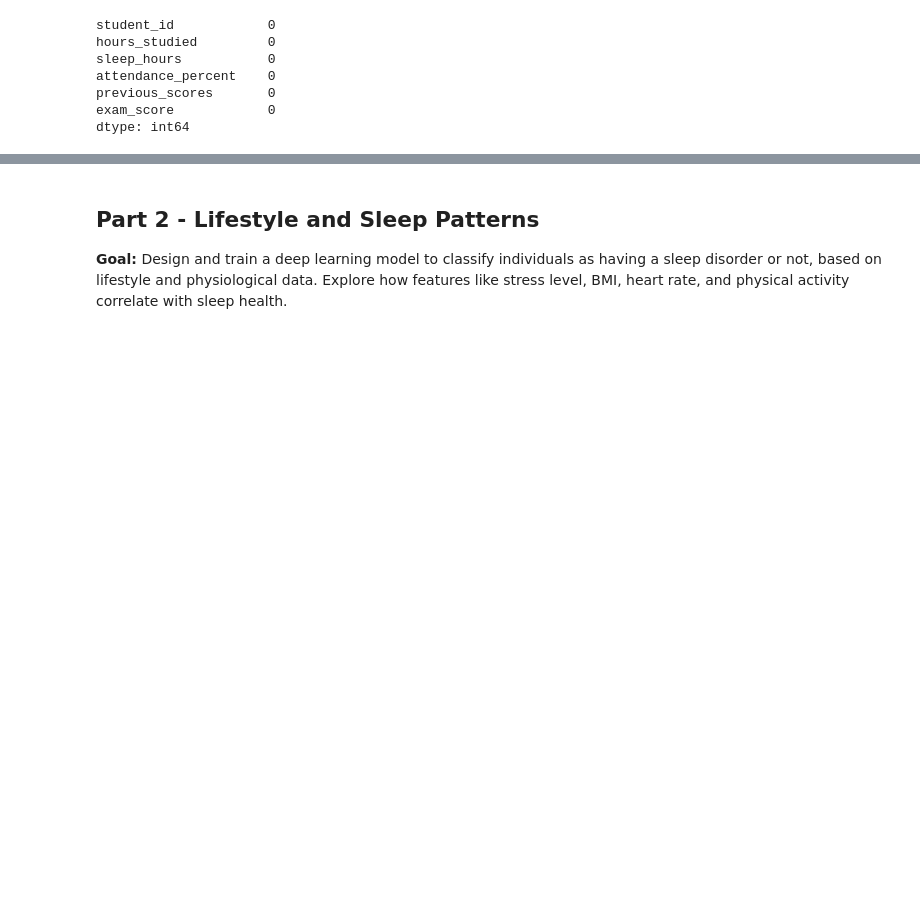
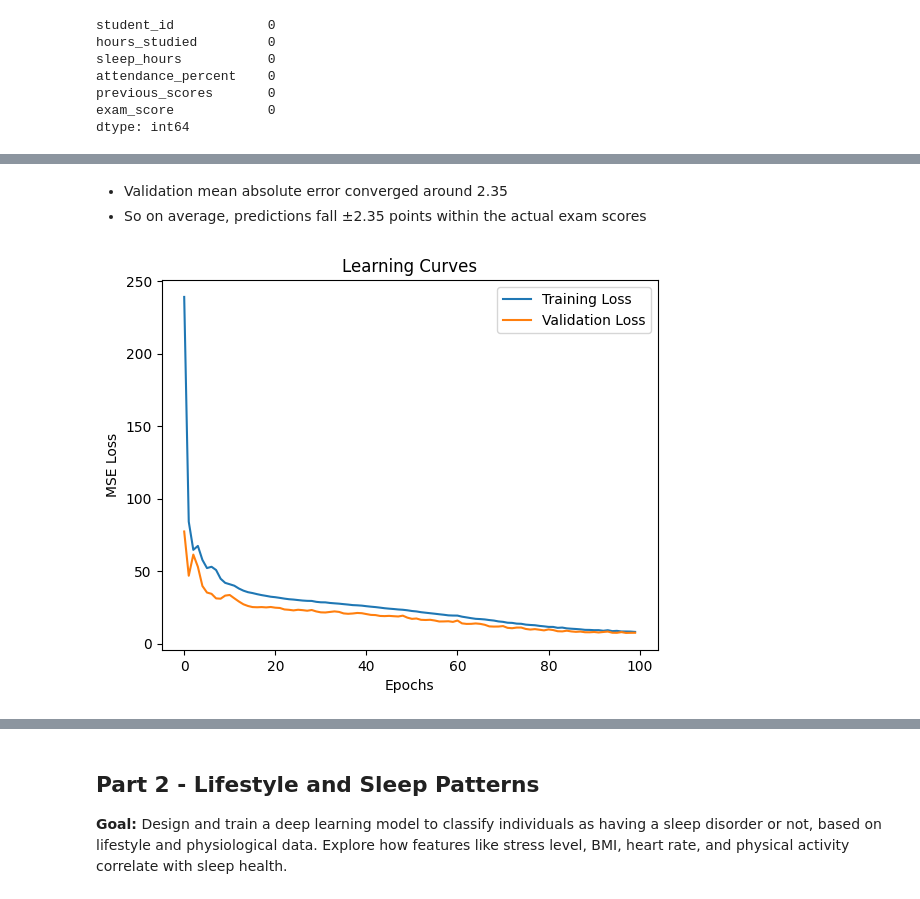
Before and after one commit to LilaNguyen/deep-learning-applications, a Jupyter notebook: notebook/Deep_Learning_Applications.ipynb, the cells around one changed output, grey strips where cells are left out. Drawn from its saved outputs; the diff is of its cells as text; code cells hidden in the pictures; blank space fills up the shorter version.

```diff
--- a/notebook/Deep_Learning_Applications.ipynb
+++ b/notebook/Deep_Learning_Applications.ipynb
@@ -56,0 +91,9 @@ The goal of this ML problem is to predict student final exam scores, so our labe
+# %%
+# create labeled examples
+X = student_df[student_features]
+y = student_df['exam_score']
+# %%
+# create training and test datasets
+X_train, X_test, y_train, y_test = train_test_split(X, y, test_size=0.3, random_state=4)
+print(X_train.shape)
+print(X_test.shape)
@@ -56,0 +164,23 @@ The goal of this ML problem is to predict student final exam scores, so our labe
+# %%
+# create early stopping callback
+early_stop = EarlyStopping(monitor='val_loss',
+                           patience=15,
+                           restore_best_weights=True
+                          )
+# %%
+# fit model to training data
+t0 = time.time() # start
+num_epochs = 100
+
+history = score_nn.fit(
+    X_train,
+    y_train,
+    epochs=num_epochs,
+    verbose=0,
+    callbacks=[ProgBarLoggerNEpochs(num_epochs, every_n=5), early_stop],
+    validation_data=(X_test, y_test)
+)
+
+t1 = time.time() # stop
+
+print('Elapsed time: %.2fs' % (t1-t0))
@@ -56,0 +205,14 @@ The goal of this ML problem is to predict student final exam scores, so our labe
+# %% [markdown]
+* Validation mean absolute error converged around 2.35
+* So on average, predictions fall ±2.35 points within the actual exam scores
+# %%
+# visualize what's happening
+plt.plot(history.history['loss'], label='Training Loss')
+plt.plot(history.history['val_loss'], label='Validation Loss')
+plt.xlabel('Epochs')
+plt.ylabel('MSE Loss')
+plt.legend()
+plt.title('Learning Curves')
+plt.show()
+# %% [output]
+[figure, added]
```
Also changed, not shown: parts of 25 cells of this notebook.
